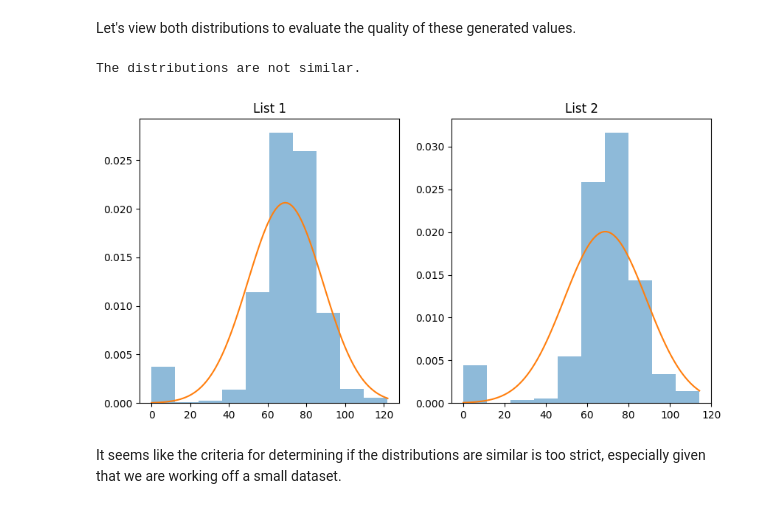
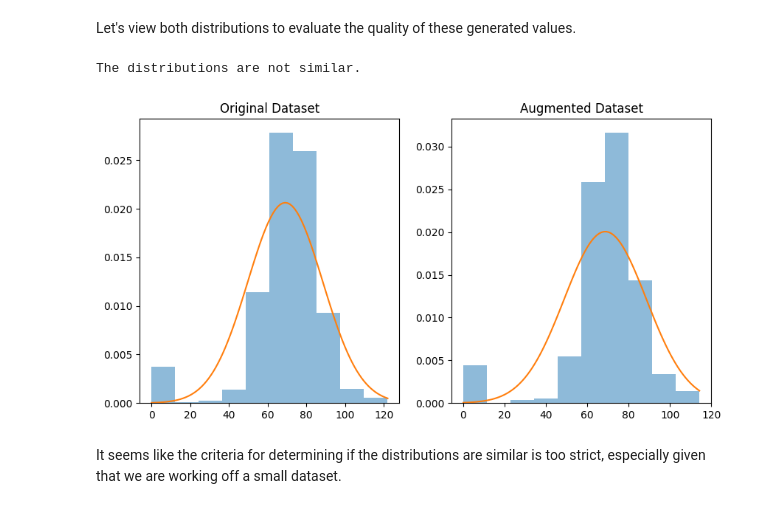
Before and after one commit to r-bhalani/symbolic-regression-dataset-augmentation, a Jupyter notebook: Symbolic_Regression.ipynb, the cells around one changed output. Cells and saved outputs as stored; diff of their text form; code cells hidden in the pictures.

Commit message:
Graph titles

```diff
--- a/Symbolic_Regression.ipynb
+++ b/Symbolic_Regression.ipynb
@@ -643,36 +643,36 @@ Let's view both distributions to evaluate the quality of these generated values.
 from scipy.stats import norm
 
 def compare_distributions(list1, list2):
     fig, (ax1, ax2) = plt.subplots(ncols=2, figsize=(10, 5))
 
     # Plot histograms
     ax1.hist(list1, density=True, alpha=0.5)
     ax2.hist(list2, density=True, alpha=0.5)
 
     # Fit normal distributions
     mu1, std1 = norm.fit(list1)
     mu2, std2 = norm.fit(list2)
 
     # Plot normal distribution curves
     x1 = np.linspace(min(list1), max(list1), 100)
     ax1.plot(x1, norm.pdf(x1, mu1, std1))
-    ax1.set_title('List 1')
-    ax2.set_title('List 2')
+    ax1.set_title('Original Dataset')
+    ax2.set_title('Augmented Dataset')
     x2 = np.linspace(min(list2), max(list2), 100)
     ax2.plot(x2, norm.pdf(x2, mu2, std2))
 
     # Check if distributions are similar
     if np.allclose(mu1, mu2) and np.allclose(std1, std2):
         print('The distributions are similar.')
     else:
         print('The distributions are not similar.')
 
     plt.show()
 
 compare_distributions(list(df[numerical_cols[2]]), list(new_df[numerical_cols[2]]))
 # %% [output]
 The distributions are not similar.
-[figure, old version]
+[figure, new version]
 # %% [markdown]
 It seems like the criteria for determining if the distributions are similar is too strict, especially given that we are working off a small dataset.
 # %%
```
